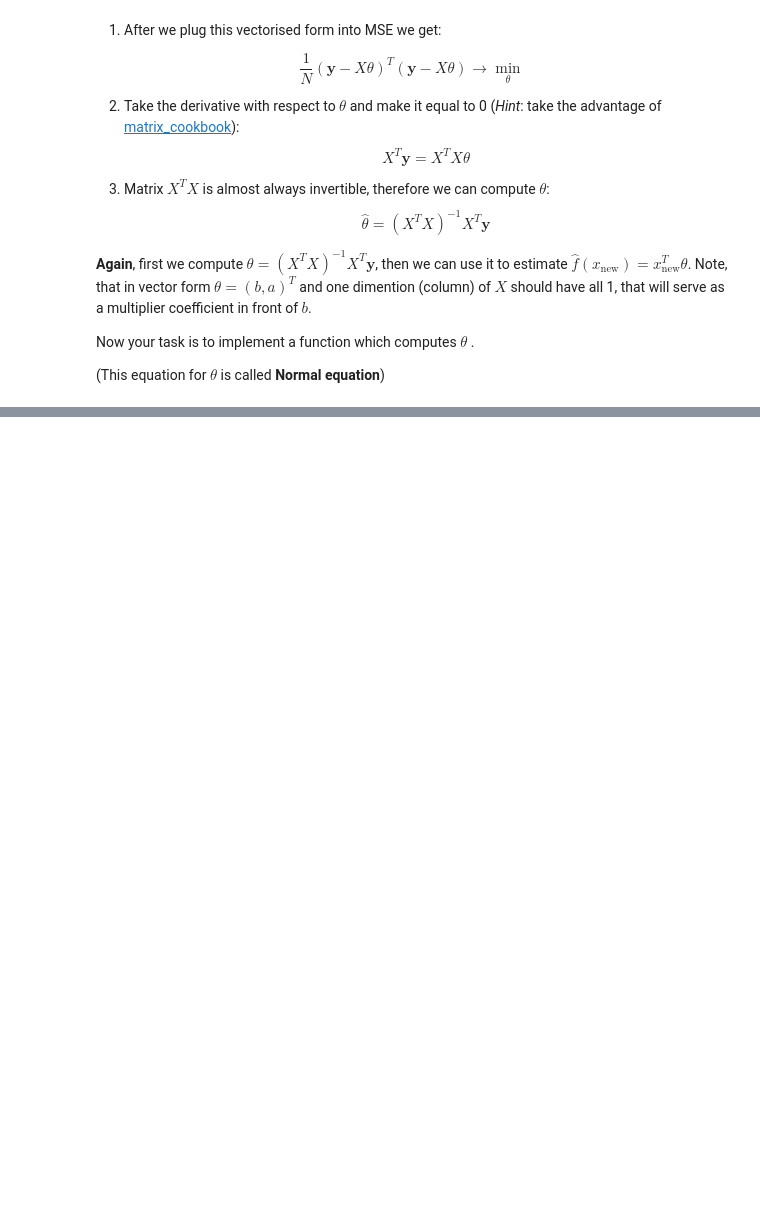
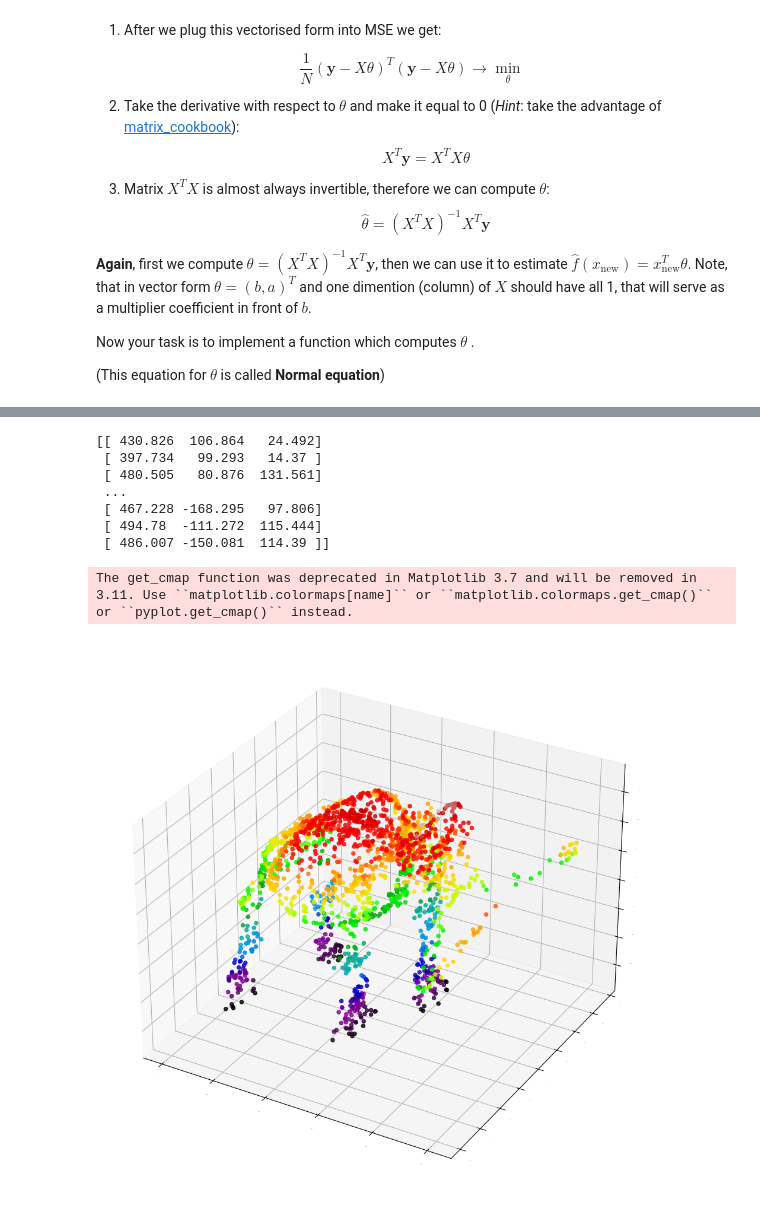
Before and after one commit to olegolas912/Python_codes, a Jupyter notebook: ml.ipynb, the cells around one changed output, grey strips where cells are left out. Saved outputs shown, nothing was run; the diff lists cells and outputs as text; code cells hidden in the pictures; blank space fills up the shorter version.

```diff
--- a/ml.ipynb
+++ b/ml.ipynb
@@ -141,0 +283,40 @@ def compute_theta(X, y):
+# %%
+# Download the data
+import json
+import urllib.request
+import numpy as np
+import matplotlib.pyplot as plt
+url = 'https://raw.githubusercontent.com/PAIR-code/understanding-umap/master/raw_data/mammoth_3d.json'
+filename = 'mammoth_3d.json'
+urllib.request.urlretrieve(url, filename)
+
+with open("mammoth_3d.json", "r") as file:
+    mammoth = np.array(json.load(file))
+
+print(mammoth)
+
+np.random.seed(42)
+mammoth = mammoth[np.random.choice(
+    np.arange(len(mammoth)), 2000, replace=False,)]
+mammoth.shape
+fig = plt.figure(figsize=(12, 12))
+ax = plt.axes(projection='3d')
+
+ax.scatter3D(np.max(mammoth[:, 0]) - mammoth[:, 0], mammoth[:, 2], mammoth[:, 1],
+             alpha=0.8, cmap=plt.cm.get_cmap('nipy_spectral'), c=mammoth[:, 1])
+
+ax.xaxis.set_tick_params(labelsize=0)
+ax.yaxis.set_tick_params(labelsize=0)
+ax.zaxis.set_tick_params(labelsize=0)
+plt.grid()
+plt.show()
+# %% [output]
+[[ 430.826  106.864   24.492]
+ [ 397.734   99.293   14.37 ]
+ [ 480.505   80.876  131.561]
+ ...
+ [ 467.228 -168.295   97.806]
+ [ 494.78  -111.272  115.444]
+ [ 486.007 -150.081  114.39 ]]
+The get_cmap function was deprecated in Matplotlib 3.7 and will be removed in 3.11. Use ``matplotlib.colormaps[name]`` or ``matplotlib.colormaps.get_cmap()`` or ``pyplot.get_cmap()`` instead.
+[figure, added]
```
Also changed, not shown: parts of 3 cells of this notebook, 34 other files.
